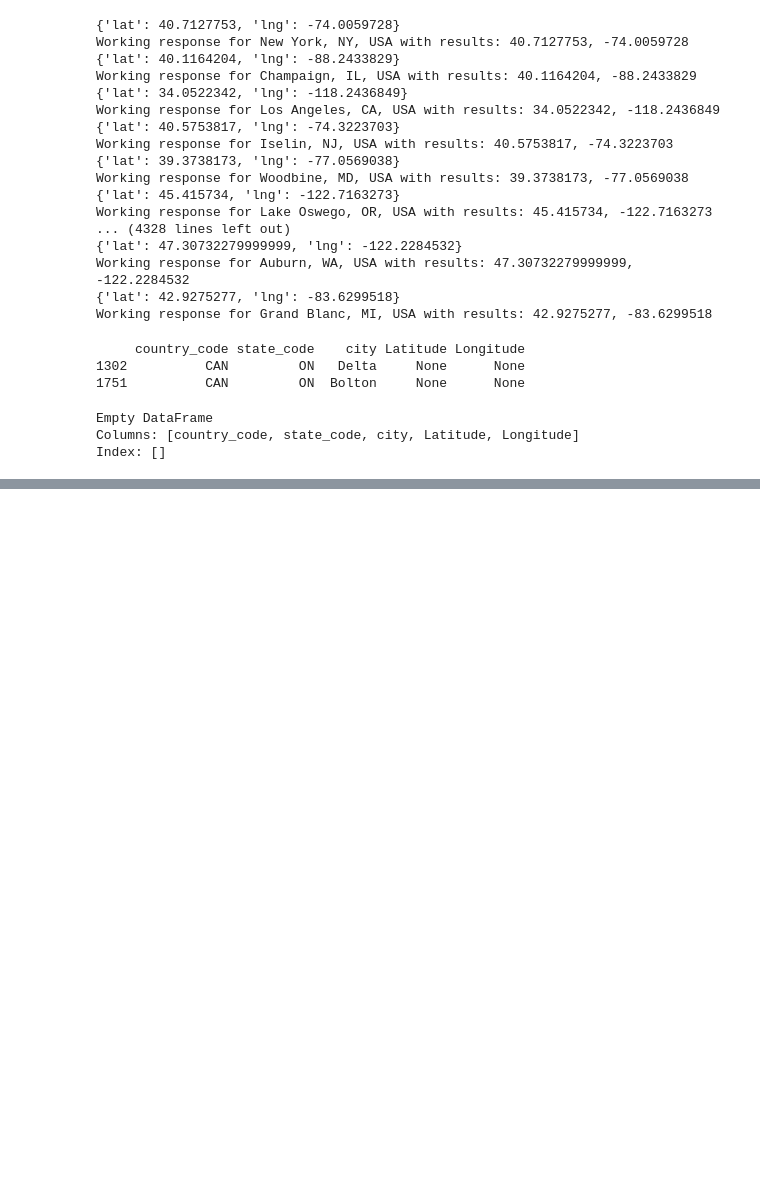
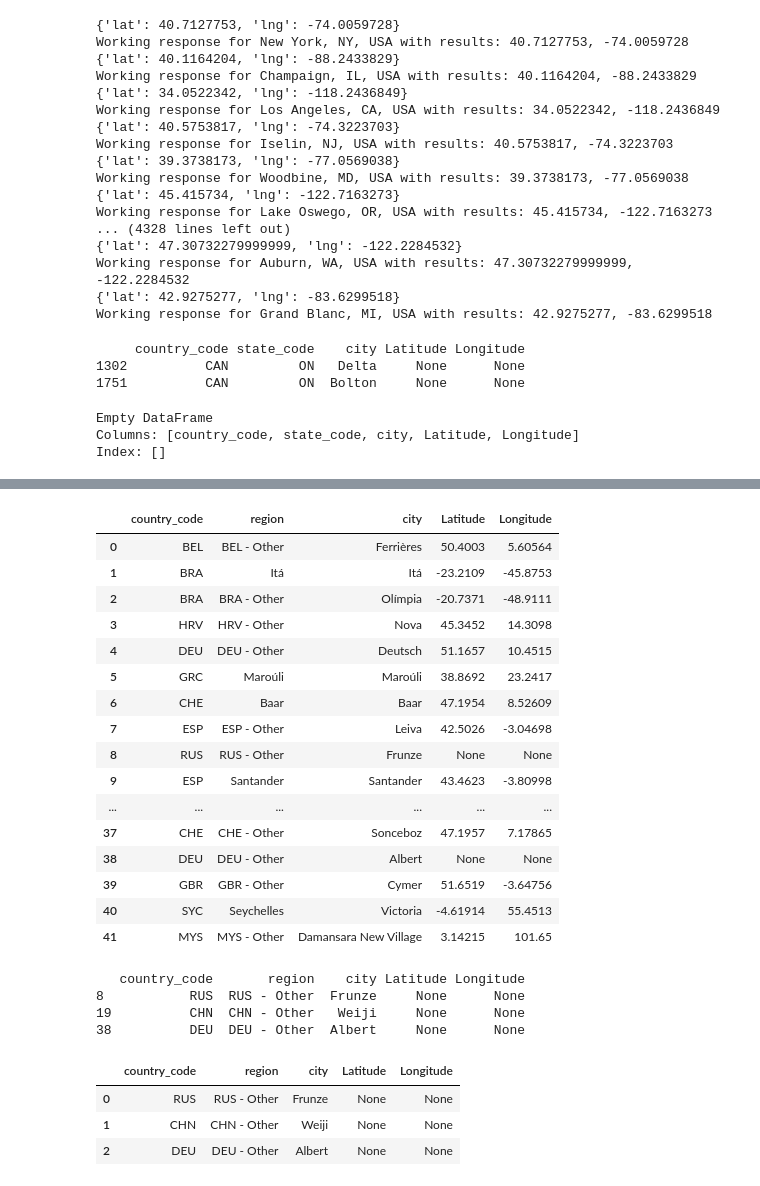
Before and after one commit to yohokr7/VC-Funding-Map, a Jupyter notebook: Data_Cleaner/Coordinate Scraping Notebook.ipynb, the cells around one changed output, grey strips where cells are left out. Drawn from its saved outputs; the diff is of its cells as text; code cells hidden in the pictures; blank space fills up the shorter version.

```diff
--- a/Data_Cleaner/Coordinate Scraping Notebook.ipynb
+++ b/Data_Cleaner/Coordinate Scraping Notebook.ipynb
@@ -174,0 +549,38 @@ fig
+# %%
+patch_coords
+# %% [output]
+|  | country_code | region | city | Latitude | Longitude |
+| 0 | BEL | BEL - Other | Ferrières | 50.4003 | 5.60564 |
+| 1 | BRA | Itá | Itá | -23.2109 | -45.8753 |
+| 2 | BRA | BRA - Other | Olímpia | -20.7371 | -48.9111 |
+| 3 | HRV | HRV - Other | Nova | 45.3452 | 14.3098 |
+| 4 | DEU | DEU - Other | Deutsch | 51.1657 | 10.4515 |
+| 5 | GRC | Maroúli | Maroúli | 38.8692 | 23.2417 |
+| 6 | CHE | Baar | Baar | 47.1954 | 8.52609 |
+| 7 | ESP | ESP - Other | Leiva | 42.5026 | -3.04698 |
+| 8 | RUS | RUS - Other | Frunze | None | None |
+| 9 | ESP | Santander | Santander | 43.4623 | -3.80998 |
+| ... | ... | ... | ... | ... | ... |
+| 37 | CHE | CHE - Other | Sonceboz | 47.1957 | 7.17865 |
+| 38 | DEU | DEU - Other | Albert | None | None |
+| 39 | GBR | GBR - Other | Cymer | 51.6519 | -3.64756 |
+| 40 | SYC | Seychelles | Victoria | -4.61914 | 55.4513 |
+| 41 | MYS | MYS - Other | Damansara New Village | 3.14215 | 101.65 |
+# %%
+#check how many locations had issues
+missing_vals2 = patch_coords["Longitude"].isna()
+print(patch_coords[missing_vals2])
+# %% [output]
+   country_code       region    city Latitude Longitude
+8           RUS  RUS - Other  Frunze     None      None
+19          CHN  CHN - Other   Weiji     None      None
+38          DEU  DEU - Other  Albert     None      None
+# %%
+#have only 3 missing values now, find those manually
+last_patch = patch_coords[missing_vals2].reset_index(drop=True)
+last_patch
+# %% [output]
+|  | country_code | region | city | Latitude | Longitude |
+| 0 | RUS | RUS - Other | Frunze | None | None |
+| 1 | CHN | CHN - Other | Weiji | None | None |
+| 2 | DEU | DEU - Other | Albert | None | None |
```
Also changed, not shown: parts of 33 cells of this notebook, 2 other files.
